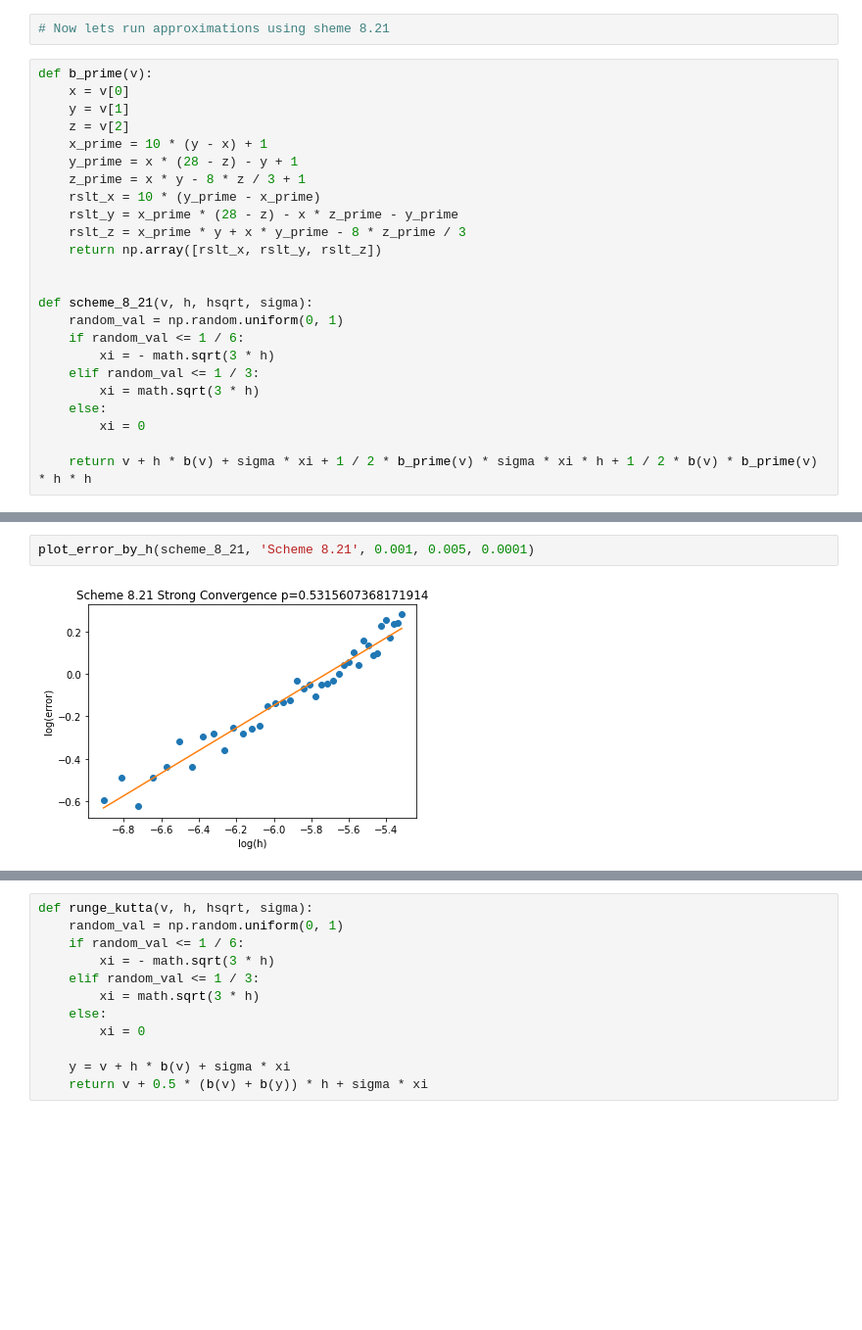
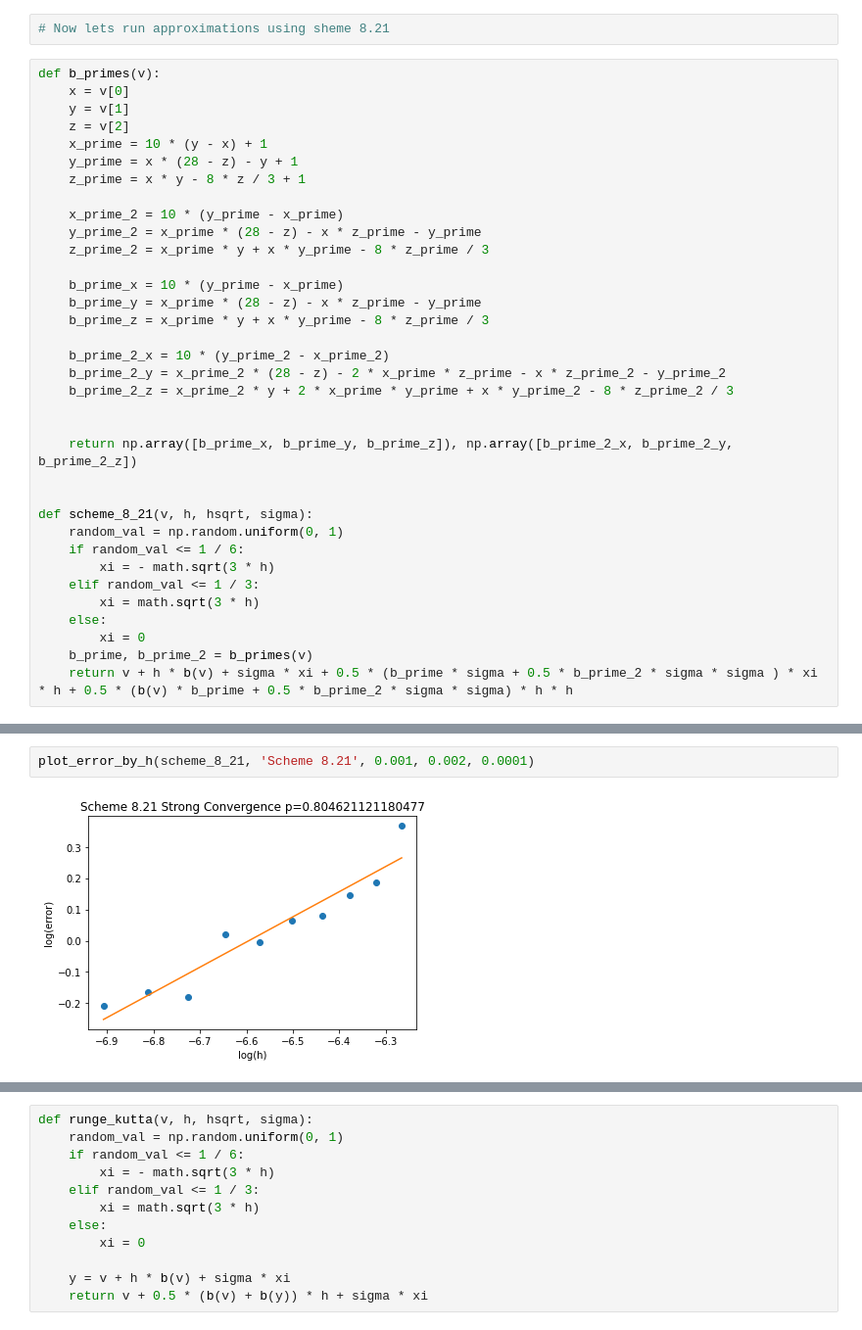
Before and after one commit to dansok/Mathematics, a Jupyter notebook: stochastic_analysis/homework_4/sde.ipynb, the cells around one changed output, grey strips where cells are left out. Shown at 98% size. Cells and saved outputs as stored; diff of their text form; blank space fills up the shorter version.

```diff
--- a/stochastic_analysis/homework_4/sde.ipynb
+++ b/stochastic_analysis/homework_4/sde.ipynb
@@ -151,17 +151,28 @@ plot_error_by_h(euler_maruyama_scheme, 'Euler-Maruyama', 0.002, 0.009, 0.0001)
 # %%
 # Now lets run approximations using sheme 8.21
 # %%
-def b_prime(v):
+def b_primes(v):
     x = v[0]
     y = v[1]
     z = v[2]
     x_prime = 10 * (y - x) + 1
     y_prime = x * (28 - z) - y + 1
     z_prime = x * y - 8 * z / 3 + 1
-    rslt_x = 10 * (y_prime - x_prime)
-    rslt_y = x_prime * (28 - z) - x * z_prime - y_prime
-    rslt_z = x_prime * y + x * y_prime - 8 * z_prime / 3
-    return np.array([rslt_x, rslt_y, rslt_z])
+
+    x_prime_2 = 10 * (y_prime - x_prime)
+    y_prime_2 = x_prime * (28 - z) - x * z_prime - y_prime
+    z_prime_2 = x_prime * y + x * y_prime - 8 * z_prime / 3
+
+    b_prime_x = 10 * (y_prime - x_prime)
+    b_prime_y = x_prime * (28 - z) - x * z_prime - y_prime
+    b_prime_z = x_prime * y + x * y_prime - 8 * z_prime / 3
+
+    b_prime_2_x = 10 * (y_prime_2 - x_prime_2)
+    b_prime_2_y = x_prime_2 * (28 - z) - 2 * x_prime * z_prime - x * z_prime_2 - y_prime_2
+    b_prime_2_z = x_prime_2 * y + 2 * x_prime * y_prime + x * y_prime_2 - 8 * z_prime_2 / 3
+
+
+    return np.array([b_prime_x, b_prime_y, b_prime_z]), np.array([b_prime_2_x, b_prime_2_y, b_prime_2_z])
 
 
 def scheme_8_21(v, h, hsqrt, sigma):
@@ -172,8 +183,8 @@ def scheme_8_21(v, h, hsqrt, sigma):
         xi = math.sqrt(3 * h)
     else:
         xi = 0
-
-    return v + h * b(v) + sigma * xi + 1 / 2 * b_prime(v) * sigma * xi * h + 1 / 2 * b(v) * b_prime(v) * h * h
+    b_prime, b_prime_2 = b_primes(v)
+    return v + h * b(v) + sigma * xi + 0.5 * (b_prime * sigma + 0.5 * b_prime_2 * sigma * sigma ) * xi * h + 0.5 * (b(v) * b_prime + 0.5 * b_prime_2 * sigma * sigma) * h * h
 # %%
 approximate_and_plot(0.001, scheme_8_21, 'Scheme 8.21')
 # %% [output]
@@ -186,4 +197,4 @@ approximate_and_plot(0.01, scheme_8_21, 'Scheme 8.21')
 # %%
-plot_error_by_h(scheme_8_21, 'Scheme 8.21', 0.001, 0.005, 0.0001)
+plot_error_by_h(scheme_8_21, 'Scheme 8.21', 0.001, 0.002, 0.0001)
 # %% [output]
-[figure, old version]
+[figure, new version]
```
Also changed, not shown: parts of 6 cells of this notebook, 2 other files.
